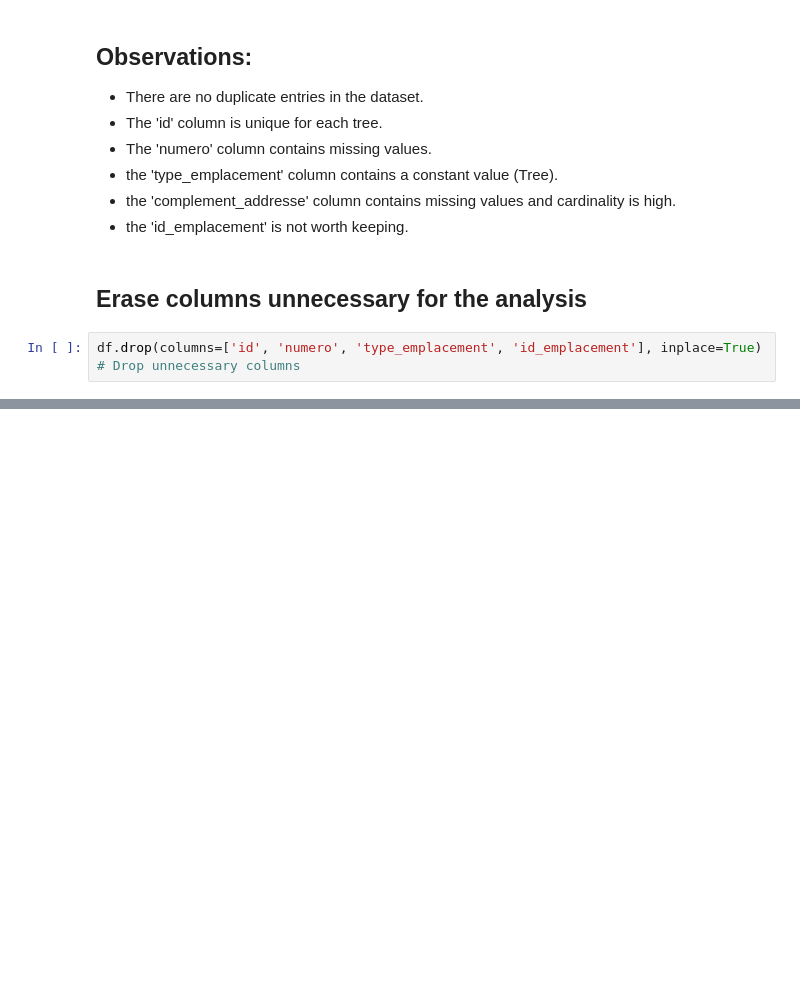
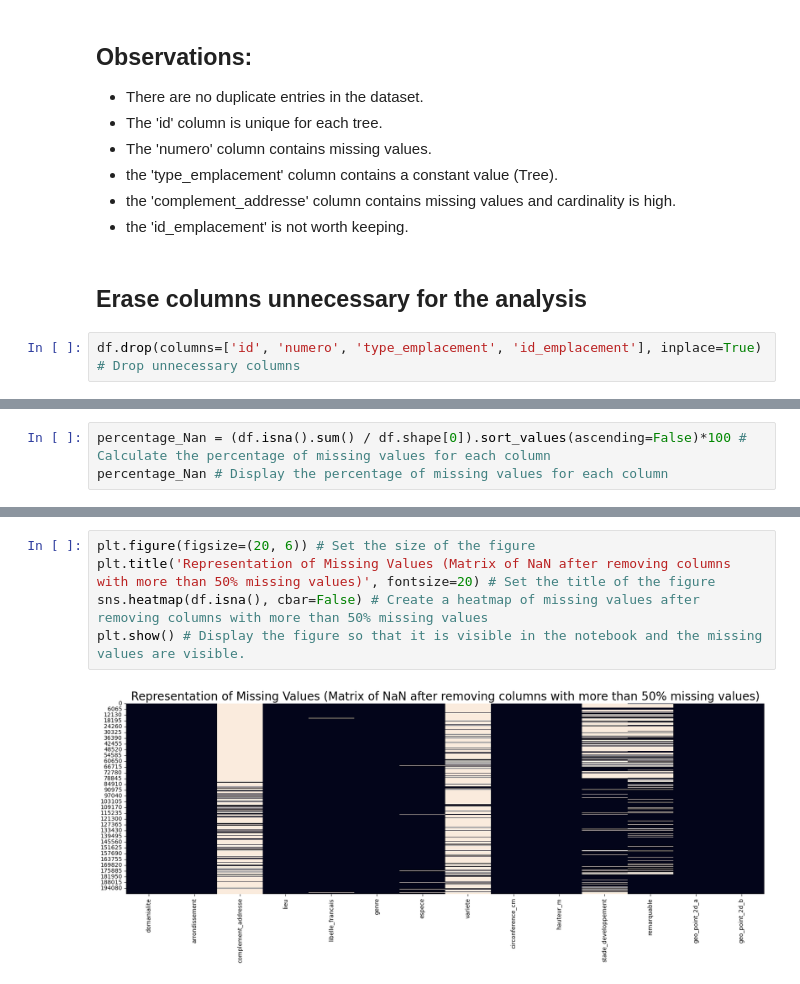
Before and after one commit to preudh/OC_IA_P2_concours_smart_city, a Jupyter notebook: notebooks/smartcity.ipynb, the cells around one changed output, grey strips where cells are left out. Cells and saved outputs as stored; diff of their text form; blank space fills up the shorter version.

```diff
--- a/notebooks/smartcity.ipynb
+++ b/notebooks/smartcity.ipynb
@@ -239,0 +296,3 @@ df.head() # Display the first few rows of the DataFrame
+# %%
+percentage_Nan = (df.isna().sum() / df.shape[0]).sort_values(ascending=False)*100 # Calculate the percentage of missing values for each column
+percentage_Nan # Display the percentage of missing values for each column
@@ -239,0 +334,7 @@ df.head() # Display the first few rows of the DataFrame
+# %%
+plt.figure(figsize=(20, 6)) # Set the size of the figure
+plt.title('Representation of Missing Values (Matrix of NaN after removing columns with more than 50% missing values)', fontsize=20) # Set the title of the figure
+sns.heatmap(df.isna(), cbar=False) # Create a heatmap of missing values after removing columns with more than 50% missing values
+plt.show() # Display the figure so that it is visible in the notebook and the missing values are visible.
+# %% [output]
+[figure, added]
```
Also changed, not shown: parts of 16 cells of this notebook.
